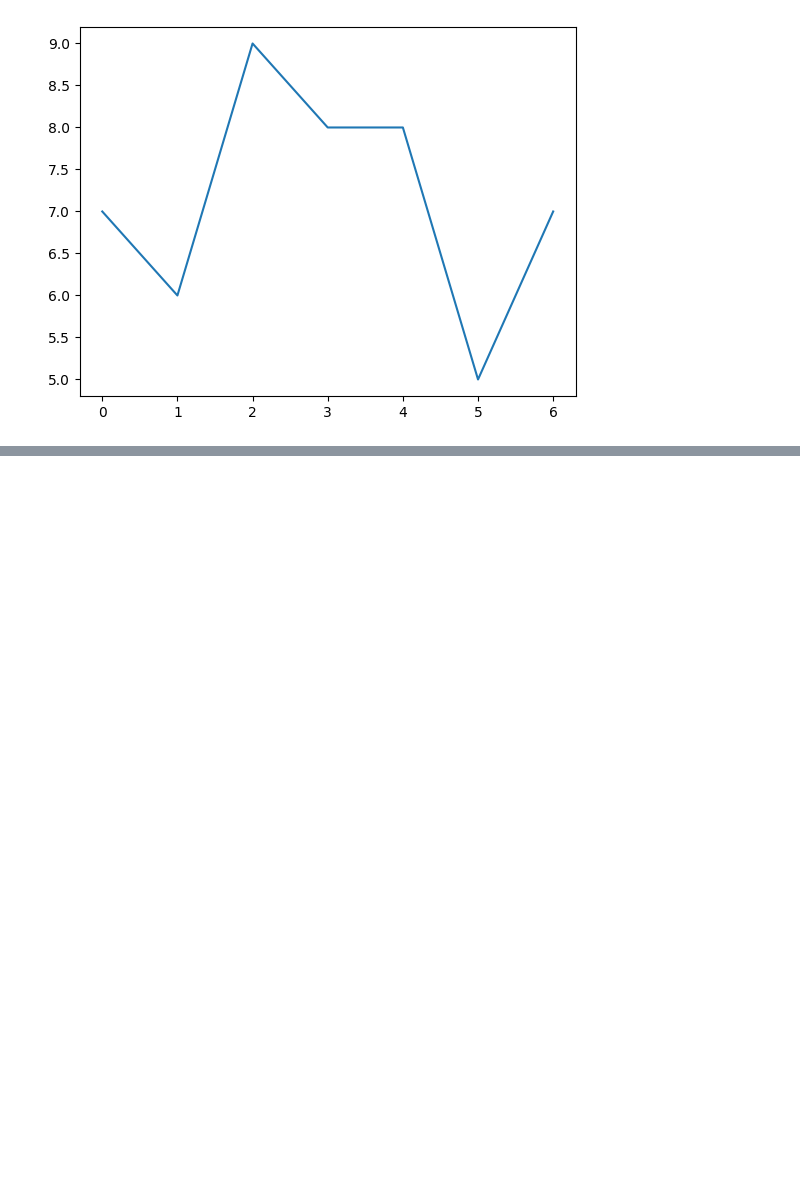
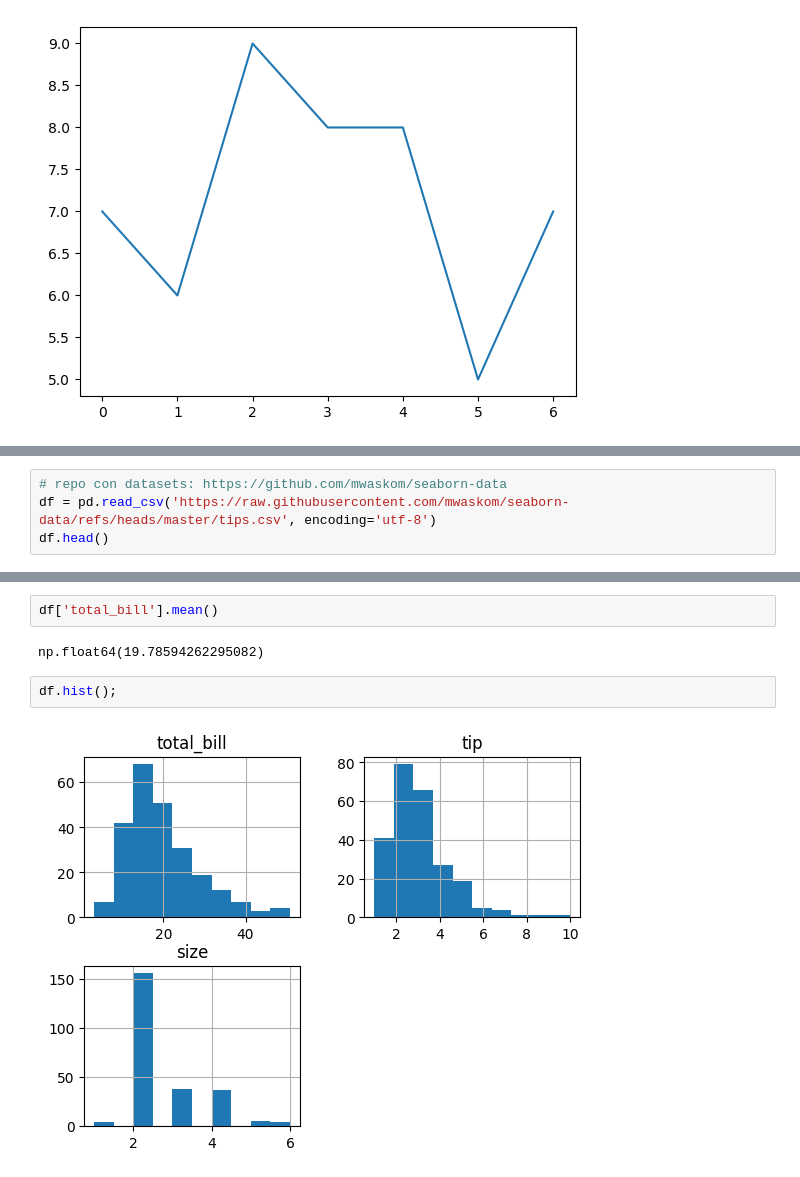
Before and after one commit to certidevs/curso-2025-07-visualizacion, a Jupyter notebook: clase.ipynb, the cells around one changed output, grey strips where cells are left out. Saved outputs shown, nothing was run; the diff lists cells and outputs as text; blank space fills up the shorter version.

```diff
--- a/clase.ipynb
+++ b/clase.ipynb
@@ -22,0 +28,4 @@ plt.plot(calificaciones)
+# %%
+# repo con datasets: https://github.com/mwaskom/seaborn-data
+df = pd.read_csv('https://raw.githubusercontent.com/mwaskom/seaborn-data/refs/heads/master/tips.csv', encoding='utf-8')
+df.head()
@@ -22,0 +39,8 @@ plt.plot(calificaciones)
+# %%
+df['total_bill'].mean()
+# %% [output]
+np.float64(19.78594262295082)
+# %%
+df.hist();
+# %% [output]
+[figure, added]
```
Also changed, not shown: parts of 5 cells of this notebook, 2 other files.
